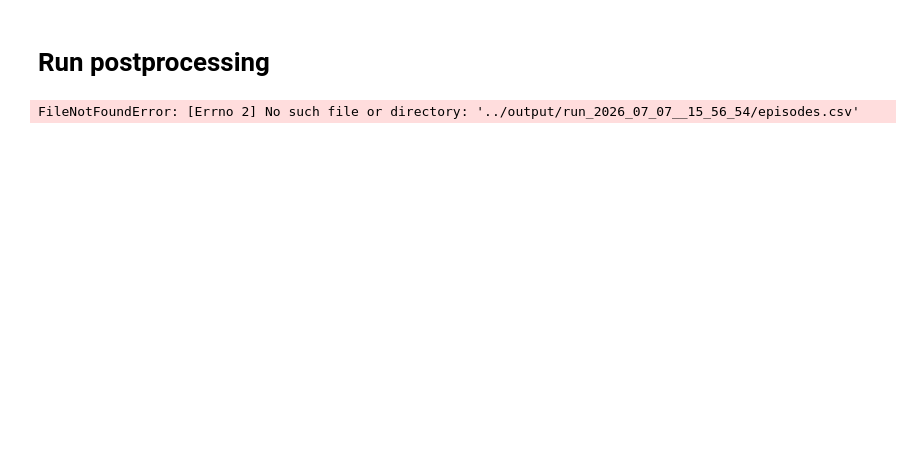
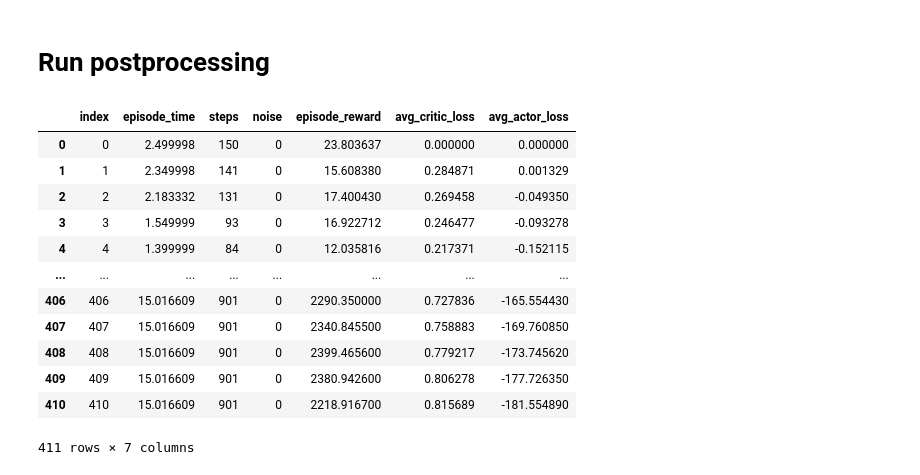
Before and after one commit to BearToCode/vho, a Jupyter notebook: postprocessing/run.ipynb, the cells around one changed output. Cells and saved outputs as stored; diff of their text form; code cells hidden in the pictures; blank space fills up the shorter version.

```diff
--- a/postprocessing/run.ipynb
+++ b/postprocessing/run.ipynb
@@ -3,16 +3,28 @@
 # %%
 import pandas as pd
 
 output_directory = "../output"
-run_directory = "run_2026_07_19__10_57_22"
+run_directory = "run_2026_07_22__14_27_11"
 
 episodes = pd.read_csv(f"{output_directory}/{run_directory}/episodes.csv")
 
 # reference: 64x64, gamma 0.99, lr: 0.0005/0.001, no target network
 
 episodes
 # %% [output]
+|  | index | episode_time | steps | noise | episode_reward | avg_critic_loss | avg_actor_loss |
+| 0 | 0 | 2.499998 | 150 | 0 | 23.803637 | 0.000000 | 0.000000 |
+| 1 | 1 | 2.349998 | 141 | 0 | 15.608380 | 0.284871 | 0.001329 |
+| 2 | 2 | 2.183332 | 131 | 0 | 17.400430 | 0.269458 | -0.049350 |
+| 3 | 3 | 1.549999 | 93 | 0 | 16.922712 | 0.246477 | -0.093278 |
+| 4 | 4 | 1.399999 | 84 | 0 | 12.035816 | 0.217371 | -0.152115 |
+| ... | ... | ... | ... | ... | ... | ... | ... |
+| 406 | 406 | 15.016609 | 901 | 0 | 2290.350000 | 0.727836 | -165.554430 |
+| 407 | 407 | 15.016609 | 901 | 0 | 2340.845500 | 0.758883 | -169.760850 |
+| 408 | 408 | 15.016609 | 901 | 0 | 2399.465600 | 0.779217 | -173.745620 |
+| 409 | 409 | 15.016609 | 901 | 0 | 2380.942600 | 0.806278 | -177.726350 |
+| 410 | 410 | 15.016609 | 901 | 0 | 2218.916700 | 0.815689 | -181.554890 |
-FileNotFoundError: [Errno 2] No such file or directory: '../output/run_2026_07_07__15_56_54/episodes.csv'
+411 rows × 7 columns
 # %%
 import matplotlib.pyplot as plt
 import scienceplots
```
Also changed, not shown: parts of 1 cell of this notebook, 2 other files.
